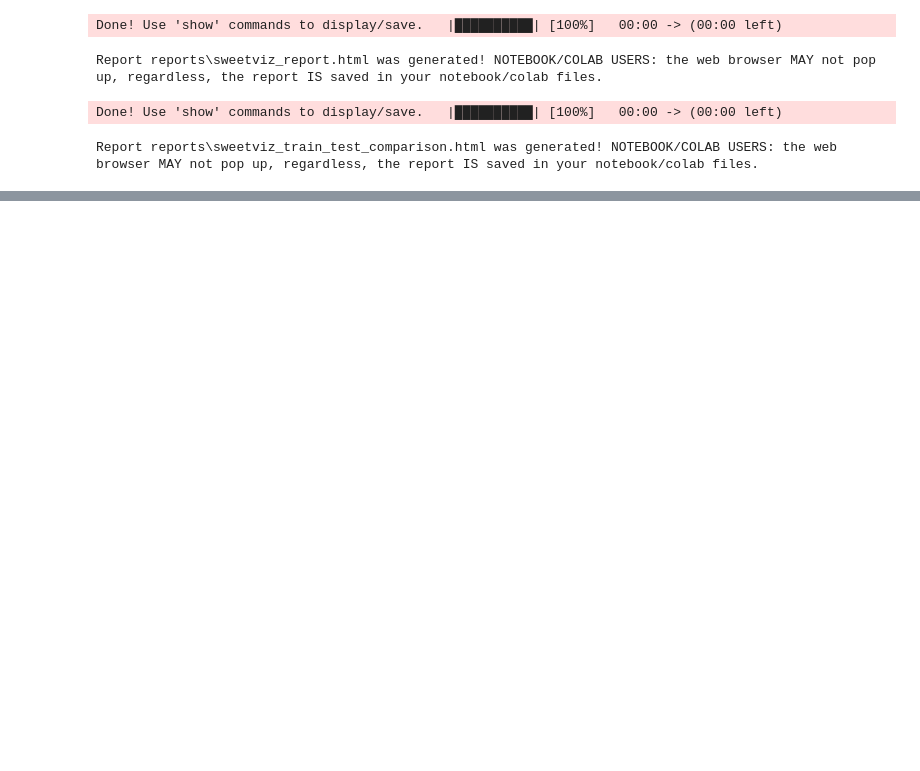
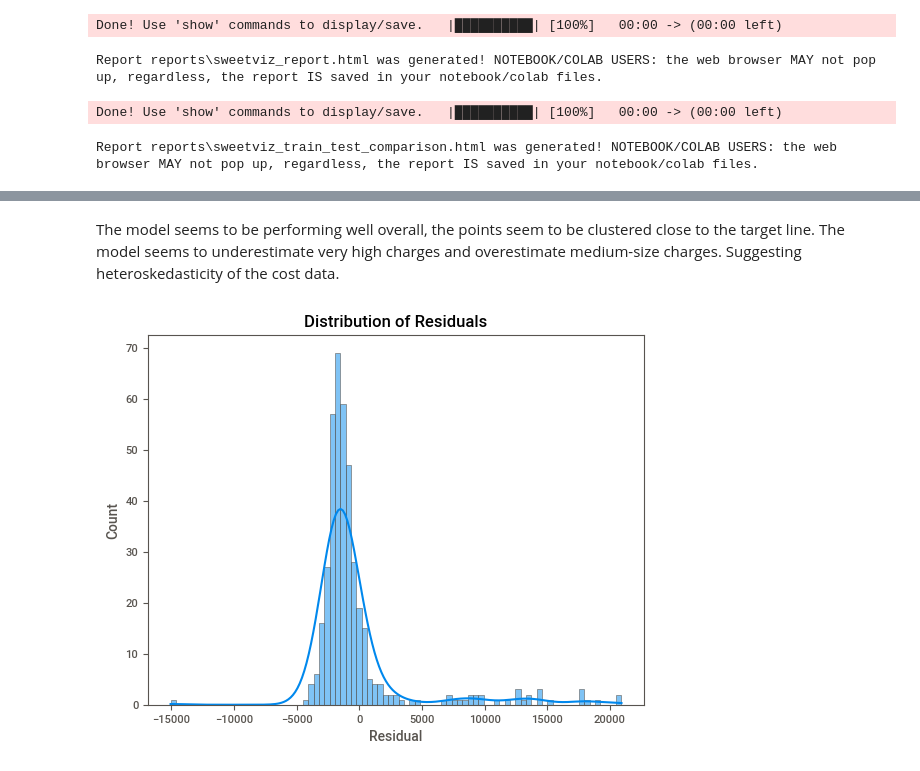
Before and after one commit to patriciaavram/Health-Insurance-Feature-Importance, a Jupyter notebook: model.ipynb, the cells around one changed output, grey strips where cells are left out. Drawn from its saved outputs; the diff is of its cells as text; code cells hidden in the pictures; blank space fills up the shorter version.

```diff
--- a/model.ipynb
+++ b/model.ipynb
@@ -61,0 +108,10 @@ Model Test MSE: 21504042.28
+# %% [markdown]
+The model seems to be performing well overall, the points seem to be clustered close to the target line. The model seems to underestimate very high charges and overestimate medium-size charges. Suggesting heteroskedasticity of the cost data.
+# %%
+residuals = y_test - y_pred
+sns.histplot(residuals, kde=True)
+plt.title("Distribution of Residuals")
+plt.xlabel("Residual")
+plt.show()
+# %% [output]
+[figure, added]
```
Also changed, not shown: parts of 17 cells of this notebook, 3 other files.
